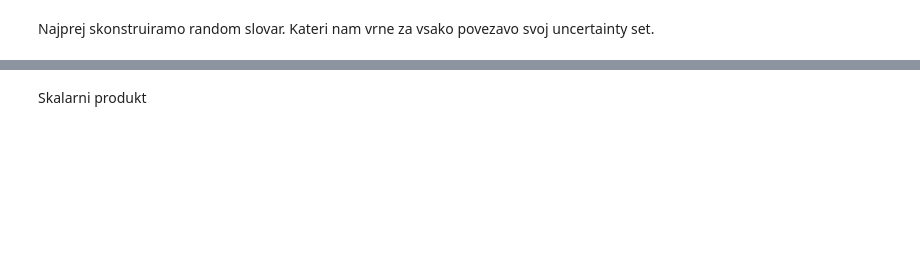
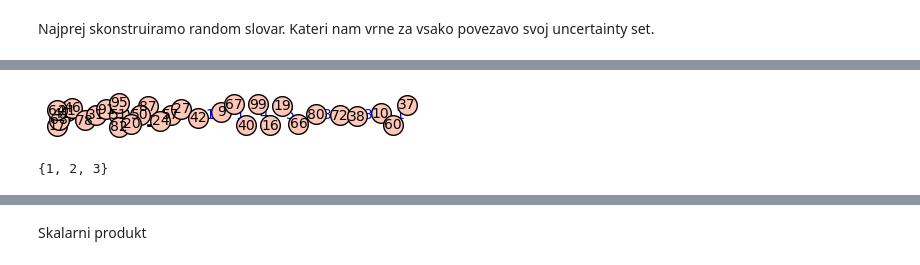
Before and after one commit to sabrinacalcina/Algoritem_najkrajse_poti, a Jupyter notebook: 3. Rezultati testov in analiza/analiza.ipynb, the cells around one changed output, grey strips where cells are left out. Saved outputs shown, nothing was run; the diff lists cells and outputs as text; code cells hidden in the pictures; blank space fills up the shorter version.

```diff
--- a/3. Rezultati testov in analiza/analiza.ipynb
+++ b/3. Rezultati testov in analiza/analiza.ipynb
@@ -3,3 +76,71 @@ Najprej skonstruiramo random slovar. Kateri nam vrne za vsako povezavo svoj unce
+# %%
+
+
+def graf(st_opazanj, st_vozlisc, st_pov_grafa, min_cena, max_cena):
+    utezi2 = seznam_cen(st_opazanj, st_pov_grafa, min_cena, max_cena)
+    graf_seznam = vsa_vozlisca(st_vozlisc, st_pov_grafa)
+    nov = [] #najprej spremeniva v list
+    for i in range(0,len(graf_seznam)):
+        nov.append(list(graf_seznam[i]))
+    konec = [] #dodava še ceno, v obliki ki jo sprjema digraph
+    seznam_gra = []
+    for j in range(0,len(utezi2)):
+        zadnji = []
+        for i in range(0,len(nov)):
+            vmesni = []
+            vmesni.append(nov[i][0])
+            vmesni.append(nov[i][1])
+            vmesni.append(utezi2[j][i])
+            zadnji.append(tuple(vmesni))
+        konec.append(zadnji)
+        gr = DiGraph(zadnji)
+        seznam_gra.append(gr)
+    #seznam_gra[0].show(edge_labels = True)
+    return(seznam_gra, konec)
+
+((graf(5, 100, 20, 1, 5))[0][0]).show(edge_labels = True)
+
+
+
+#ggrafi = gen_grafov(cene)
+#ggrafi[0].show(edge_labels = True)
+
+#graf_seznam = graphs.RandomGNM(5, 10).edges(labels=False)
+#print(g)
+#gr = DiGraph(g)
+#gr.show(edge_labels=False)
+#
+#nov = []
+#for i in range(0,len(graf_seznam)):
+#    nov.append(list(graf_seznam[i]))
+#print(nov)
+#
+#konec = []
+#seznam_gra = []
+#for j in range(0,len(utezi2)):
+#    zadnji = []
+#    for i in range(0,len(nov)):
+#        vmesni = []
+#        vmesni.append(nov[i][0])
+#        vmesni.append(nov[i][1])
+#        vmesni.append(utezi2[j][i])
+#        zadnji.append(tuple(vmesni))
+#    konec.append(zadnji)
+#    gr = DiGraph(zadnji)
+#    seznam_gra.append(gr)
+#    gr.show(edge_labels=False)
+#print(konec)
+#print(seznam_gra)
+# %% [output]
+[figure, added]
+# %%
+#Kako seznam spremenis v set, ki bi ga nato lahko podal v DiGraph?
+sezam = [1,2,3]
+s = set(sezam)
+msezam = set(sezam)
+print(msezam)
+# %% [output]
+{1, 2, 3}
 # %%
 import random
 import sage.graphs.graph_plot
```
Also changed, not shown: parts of 6 cells of this notebook, 1 other file.
